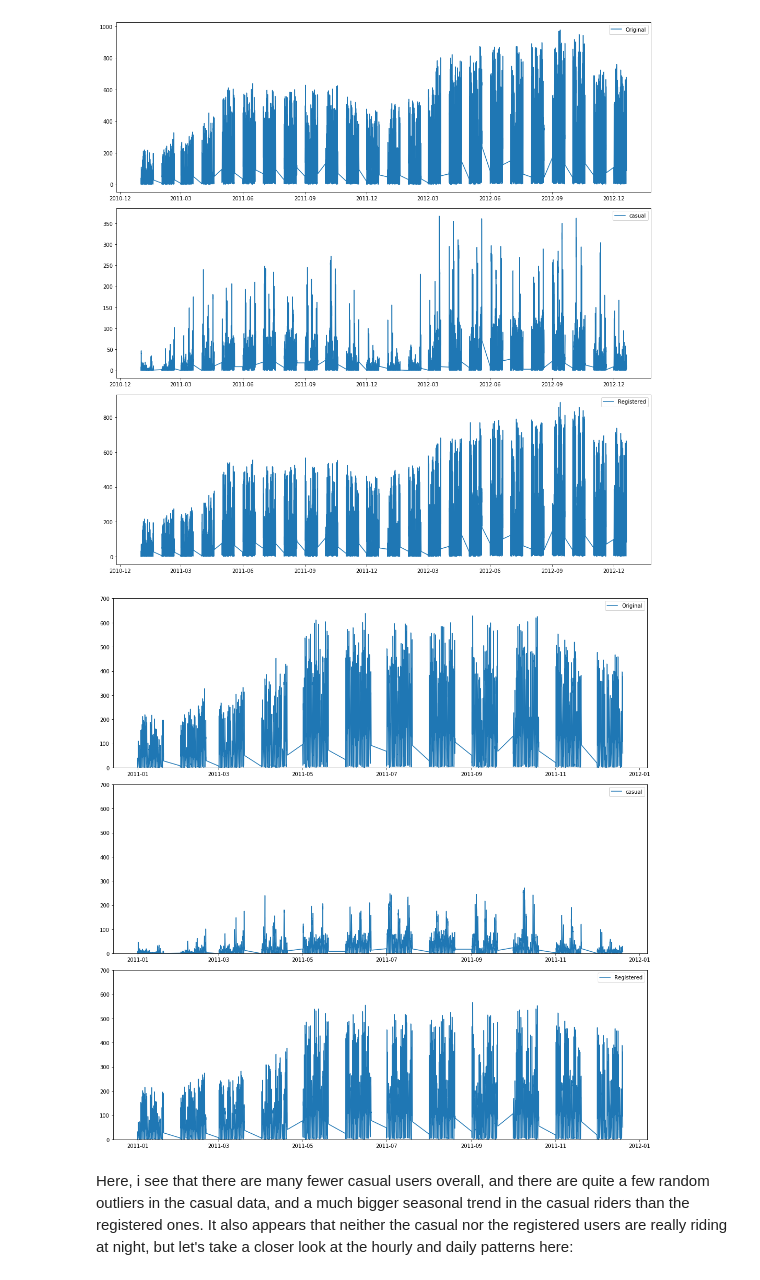
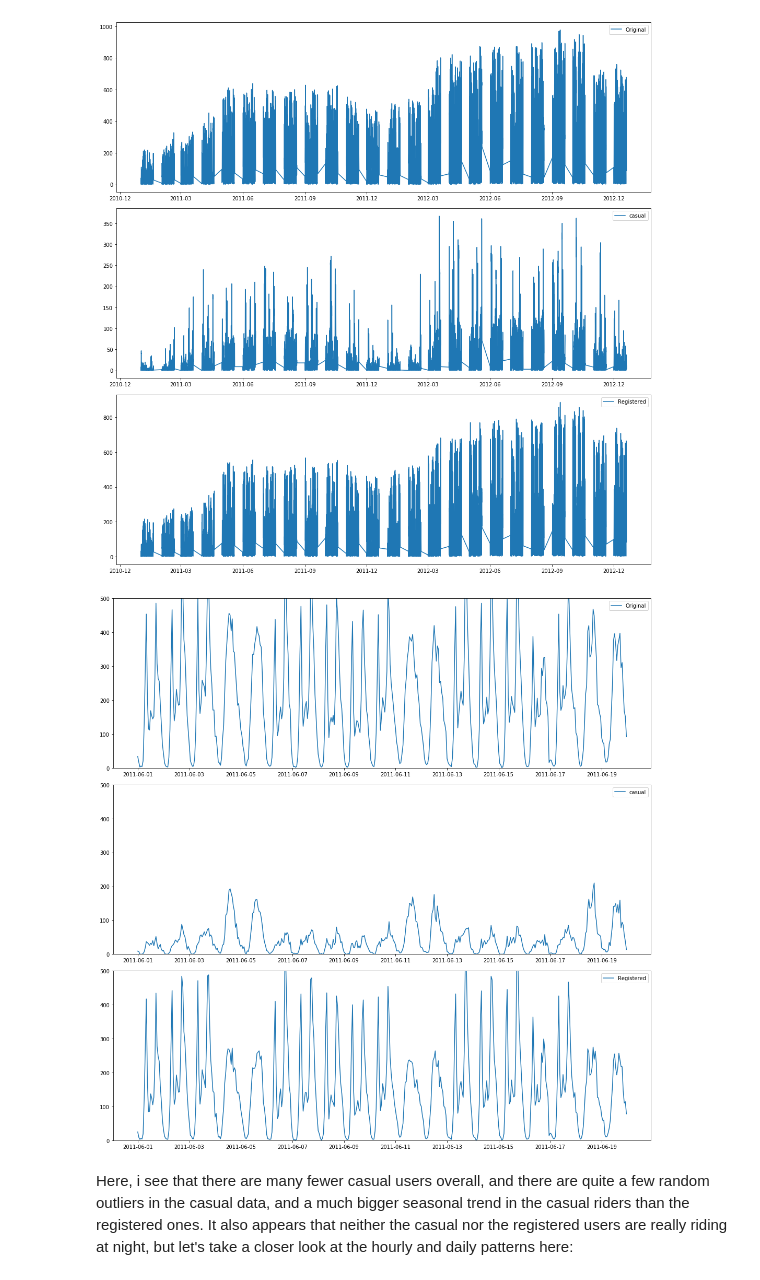
Before and after one commit to lindsaysmoore/KaggleBikeChallenge, a Jupyter notebook: Longitudinal_Bike_from_kaggle.ipynb, the cells around one changed output. Saved outputs shown, nothing was run; the diff lists cells and outputs as text; code cells hidden in the pictures.

```diff
--- a/Longitudinal Bike from kaggle.ipynb
+++ b/Longitudinal_Bike_from_kaggle.ipynb
@@ -202,21 +202,21 @@ plt.tight_layout()
 # %%
 plt.figure(figsize=(15,15))
 
 plt.subplot(311)
-plt.ylim(0,700)
-plt.plot(ts['2011'], label='Original')
+plt.ylim(0,500)
+plt.plot(ts['2011-06'], label='Original')
 plt.legend(loc='best')
 plt.subplot(312)
-plt.ylim(0,700)
-plt.plot(ts_casual['2011'], label='casual')
+plt.ylim(0,500)
+plt.plot(ts_casual['2011-06'], label='casual')
 plt.legend(loc='best')
 plt.subplot(313)
-plt.ylim(0,700)
-plt.plot(ts_registered['2011'],label='Registered')
+plt.ylim(0,500)
+plt.plot(ts_registered['2011-06'],label='Registered')
 plt.legend(loc='best')
 plt.tight_layout()
 # %% [output]
-[figure, old version]
+[figure, new version]
 # %% [markdown]
 Here, i see that there are many fewer casual users overall, and there are quite a few random outliers in the casual data, and a much bigger seasonal trend in the casual riders than the registered ones. It also appears that neither the casual nor the registered users are really riding at night, but let's take a
 closer look at the hourly and daily patterns here:
```
Also changed, not shown: parts of 19 cells of this notebook, 5 other files.
